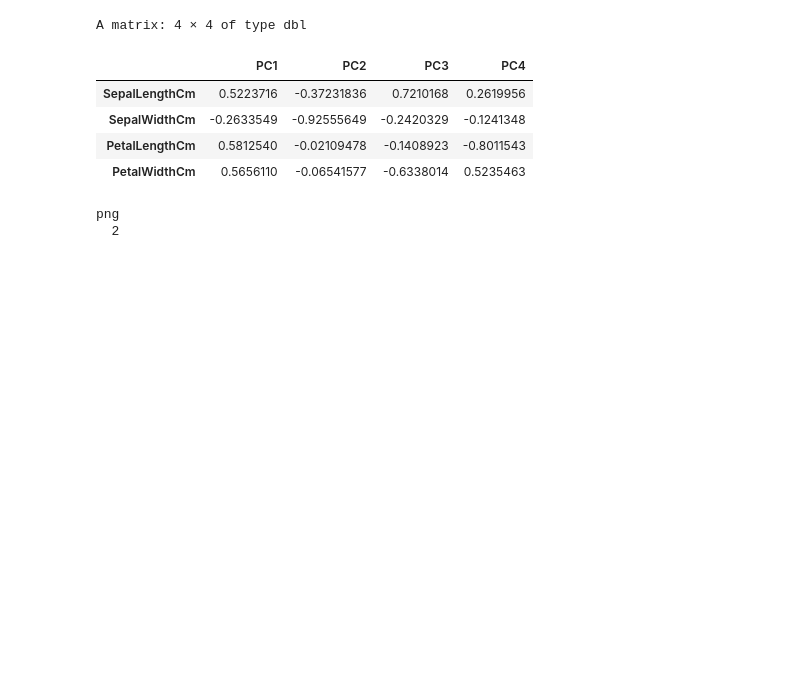
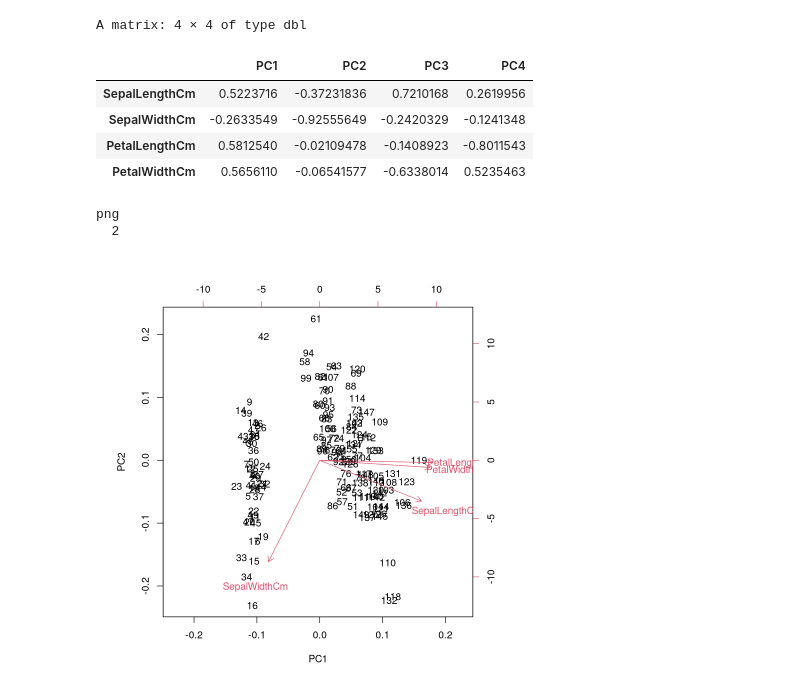
Before and after one commit to bitwalk123/MyNotebook, a Jupyter notebook: iris_PCA_R.ipynb, the cells around one changed output. Saved outputs shown, nothing was run; the diff lists cells and outputs as text; code cells hidden in the pictures; blank space fills up the shorter version.

```diff
--- a/iris_PCA_R.ipynb
+++ b/iris_PCA_R.ipynb
@@ -143,9 +201,11 @@ A matrix: 4 × 4 of type dbl
 | PetalLengthCm | 0.5812540 | -0.02109478 | -0.1408923 | -0.8011543 |
 | PetalWidthCm | 0.5656110 | -0.06541577 | -0.6338014 | 0.5235463 |
 # %%
+biplot(pca, cex = 1)
 png("iris_14_loading.png", width = 500, height = 500)
 biplot(pca, cex = 1)
 dev.off()
 # %% [output]
 png
   2
+[figure, added]
```
Also changed, not shown: parts of 20 cells of this notebook, 7 other files.
